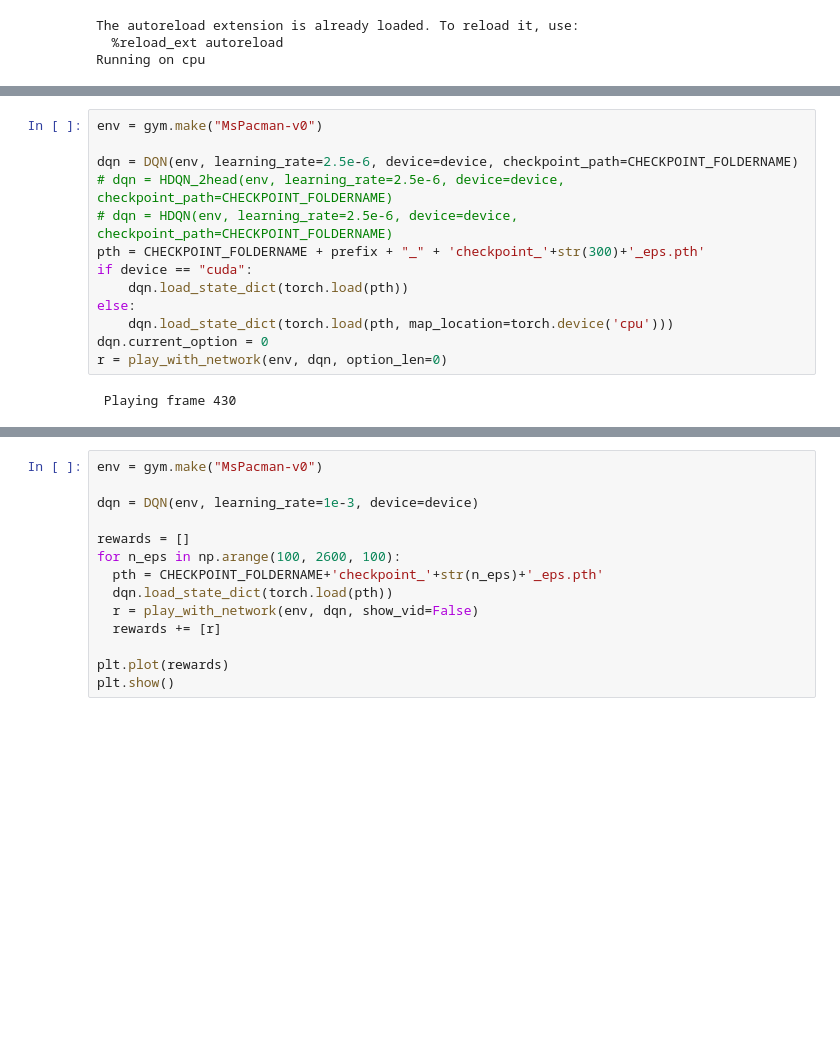
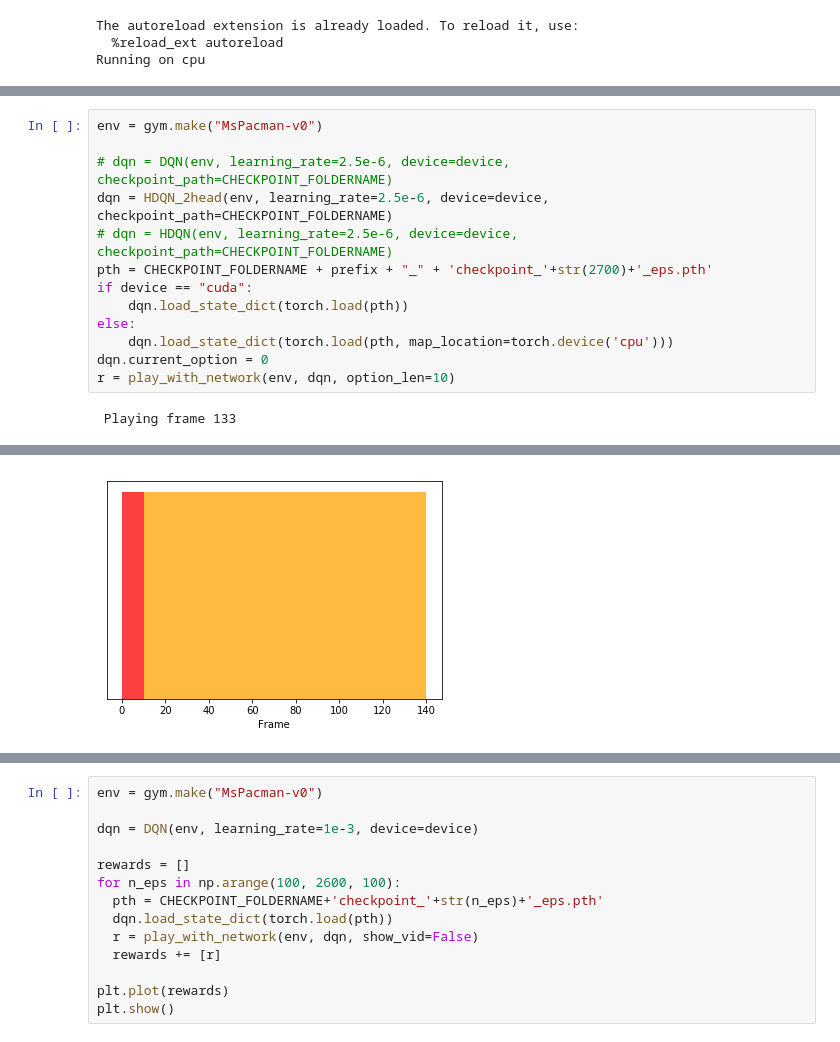
Before and after one commit to weekend37/HDQN, a Jupyter notebook: HDQN_Pacman_Visualization.ipynb, the cells around one changed output, grey strips where cells are left out. Cells and saved outputs as stored; diff of their text form; blank space fills up the shorter version.

```diff
--- a/HDQN_Pacman_Visualization.ipynb
+++ b/HDQN_Pacman_Visualization.ipynb
@@ -111,19 +121,20 @@ for ax in axs.flat:
 # %%
 env = gym.make("MsPacman-v0")
 
-dqn = DQN(env, learning_rate=2.5e-6, device=device, checkpoint_path=CHECKPOINT_FOLDERNAME)
-# dqn = HDQN_2head(env, learning_rate=2.5e-6, device=device, checkpoint_path=CHECKPOINT_FOLDERNAME)
+# dqn = DQN(env, learning_rate=2.5e-6, device=device, checkpoint_path=CHECKPOINT_FOLDERNAME)
+dqn = HDQN_2head(env, learning_rate=2.5e-6, device=device, checkpoint_path=CHECKPOINT_FOLDERNAME)
 # dqn = HDQN(env, learning_rate=2.5e-6, device=device, checkpoint_path=CHECKPOINT_FOLDERNAME)
-pth = CHECKPOINT_FOLDERNAME + prefix + "_" + 'checkpoint_'+str(300)+'_eps.pth'
+pth = CHECKPOINT_FOLDERNAME + prefix + "_" + 'checkpoint_'+str(2700)+'_eps.pth'
 if device == "cuda":
     dqn.load_state_dict(torch.load(pth))
 else:
     dqn.load_state_dict(torch.load(pth, map_location=torch.device('cpu')))
 dqn.current_option = 0
-r = play_with_network(env, dqn, option_len=0)
+r = play_with_network(env, dqn, option_len=10)
 # %% [output]
- Playing frame 430
+ Playing frame 133
 [interactive output not drawn]
+[figure, added]
 # %%
 plot_rewards(lc['train'], lc['mean_train'], lc['val'])
 # %% [output]
```
Also changed, not shown: parts of 5 cells of this notebook, 25 other files.
